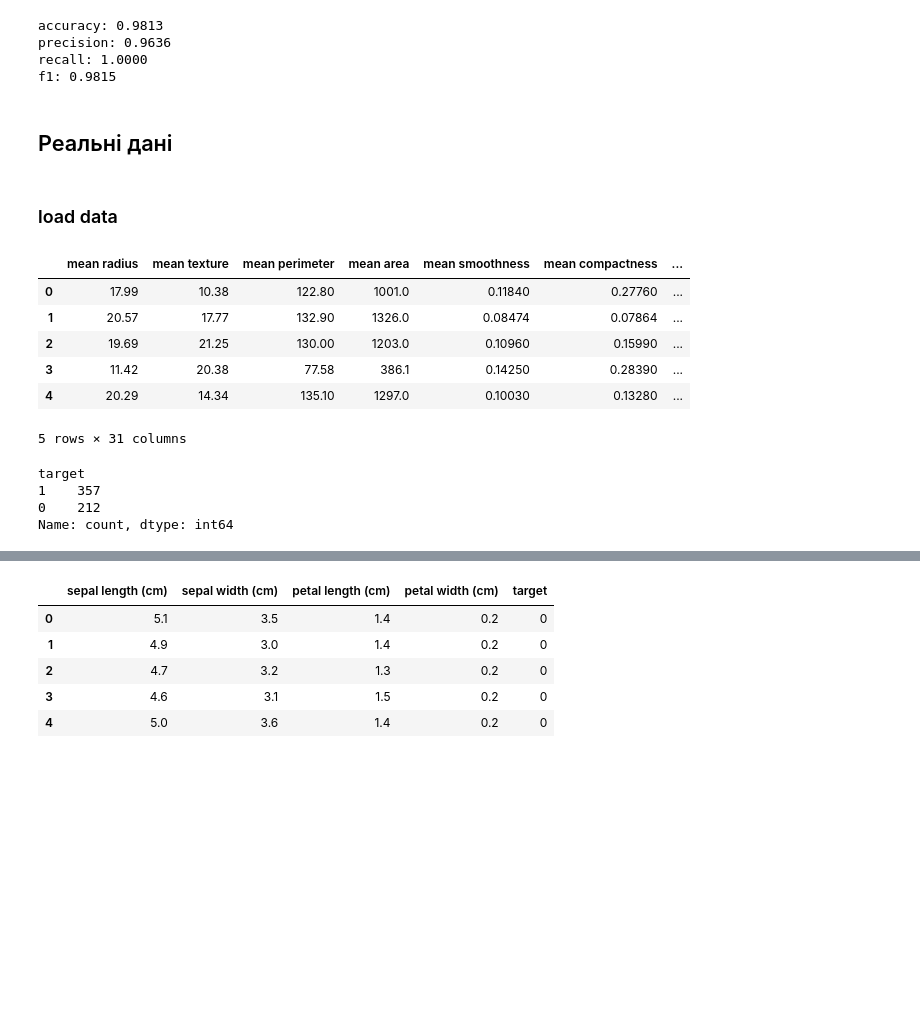
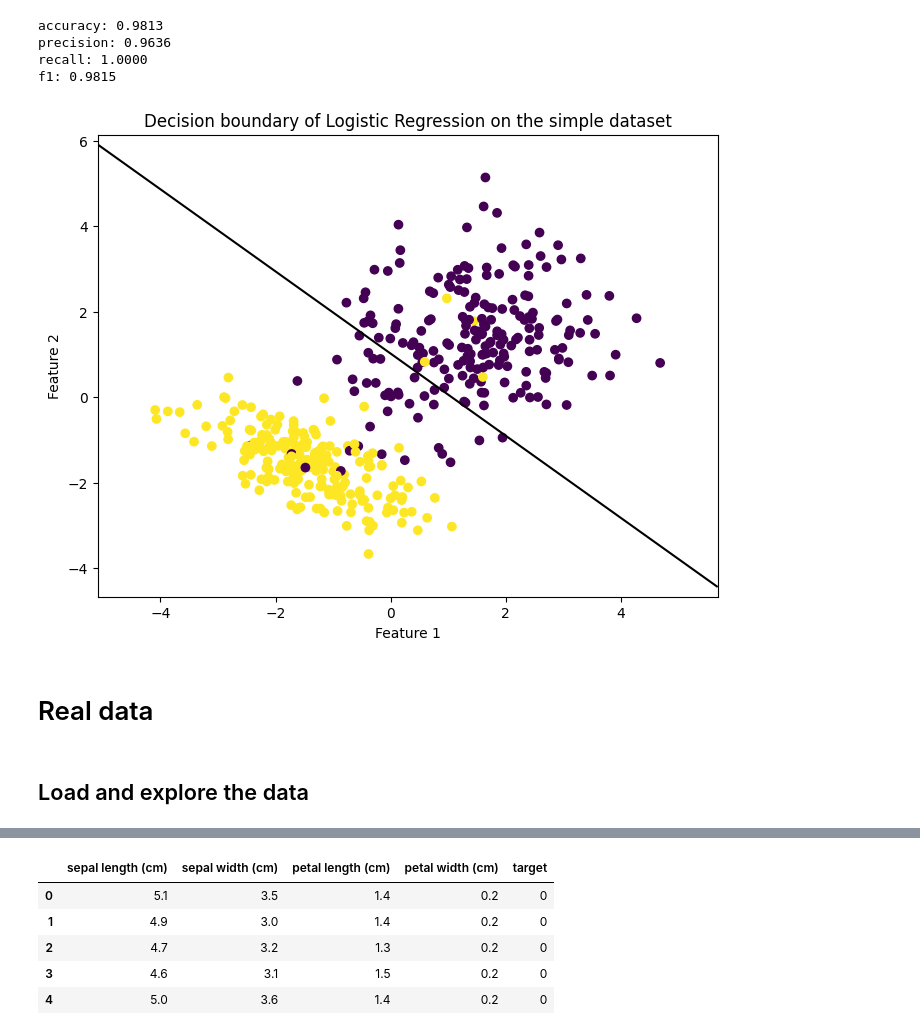
Before and after one commit to SadSoup/Amazinum-home-tasks-2026, a Jupyter notebook: lesson_4_logistic_regression/lesson_4_log_reg_svm_hometask.ipynb, the cells around one changed output, grey strips where cells are left out. Drawn from its saved outputs; the diff is of its cells as text; code cells hidden in the pictures; blank space fills up the shorter version.

```diff
--- a/lesson_4_logistic_regression/lesson_4_log_reg_svm_hometask.ipynb
+++ b/lesson_4_logistic_regression/lesson_4_log_reg_svm_hometask.ipynb
@@ -37,3 +22,36 @@ import seaborn as sns
+# %%
+def make_grid(X, n=300, padding=1.0):
+    x0_min, x0_max = X[:, 0].min() - padding, X[:, 0].max() + padding
+    x1_min, x1_max = X[:, 1].min() - padding, X[:, 1].max() + padding
+    x0_lin = np.linspace(x0_min, x0_max, n)
+    x1_lin = np.linspace(x1_min, x1_max, n)
+
+    xx, yy = np.meshgrid(x0_lin, x1_lin)
+
+    xx_ravel = xx.ravel()
+    yy_ravel = yy.ravel()
+
+    grid = np.c_[xx_ravel, yy_ravel]
+
+    return xx, yy, grid
+
+def score_on_grid(model, grid):
+    scores = model.decision_function(grid)
+    min_score, max_score = scores.min(), scores.max()
+    return (scores - min_score) / (max_score - min_score)
+
+def find_metrics(model, X_test, y_test):
+    pred = model.predict(X_test)
+
+    metrics = {
+        "accuracy": accuracy_score(y_test, pred),
+        "precision": precision_score(y_test, pred, zero_division=0),
+        "recall": recall_score(y_test, pred, zero_division=0),
+        "f1": f1_score(y_test, pred, zero_division=0),
+    }
+
+    for name, value in metrics.items():
+        print(f"{name}: {value:.4f}")
 # %% [markdown]
 # Synthetic data
 # %% [markdown]
@@ -138,27 +146,20 @@ accuracy: 0.9813
 precision: 0.9636
 recall: 1.0000
 f1: 0.9815
+# %%
+fig, ax = plt.subplots(figsize=(8, 6))
+
+xx, yy, grid = make_grid(X_simple)
+z = score_on_grid(logreg, grid).reshape(xx.shape)
+ax.contour(xx, yy, z, levels=[0.5], colors="black")
+ax.scatter(X_simple[:, 0], X_simple[:, 1], c=y_simple)
+plt.title("Decision boundary of Logistic Regression on the simple dataset")
+plt.xlabel("Feature 1")
+plt.ylabel("Feature 2")
+plt.show()
+# %% [output]
+[figure, added]
 # %% [markdown]
-## Реальні дані
+# Real data
 # %% [markdown]
-### load data
+## Load and explore the data
-# %%
-breast = load_breast_cancer()
-df_breast = pd.DataFrame(breast.data, columns=breast.feature_names)
-df_breast['target'] = breast.target
-df_breast.head()
-# %% [output]
-|  | mean radius | mean texture | mean perimeter | mean area | mean smoothness | mean compactness | ... |
-| 0 | 17.99 | 10.38 | 122.80 | 1001.0 | 0.11840 | 0.27760 | ... |
-| 1 | 20.57 | 17.77 | 132.90 | 1326.0 | 0.08474 | 0.07864 | ... |
-| 2 | 19.69 | 21.25 | 130.00 | 1203.0 | 0.10960 | 0.15990 | ... |
-| 3 | 11.42 | 20.38 | 77.58 | 386.1 | 0.14250 | 0.28390 | ... |
-| 4 | 20.29 | 14.34 | 135.10 | 1297.0 | 0.10030 | 0.13280 | ... |
-5 rows × 31 columns
-# %%
-df_breast['target'].value_counts()
-# %% [output]
-target
-1    357
-0    212
-Name: count, dtype: int64
```
Also changed, not shown: parts of 35 cells of this notebook.
